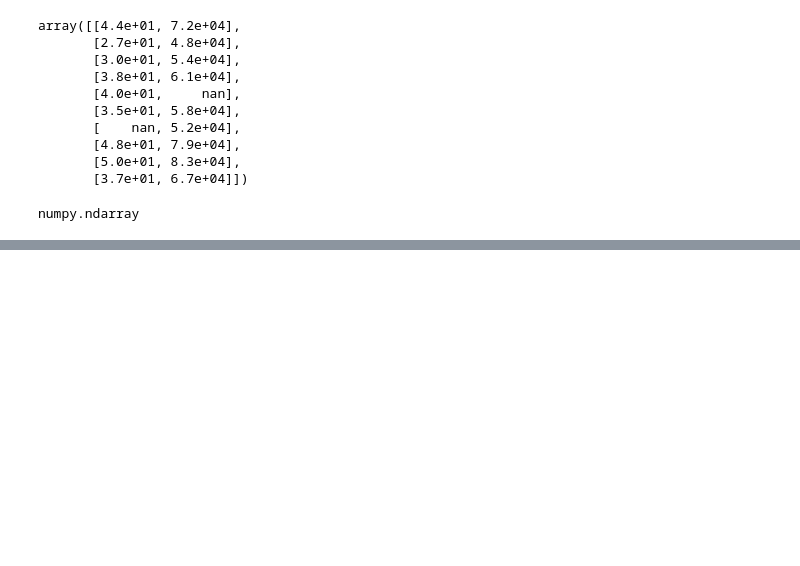
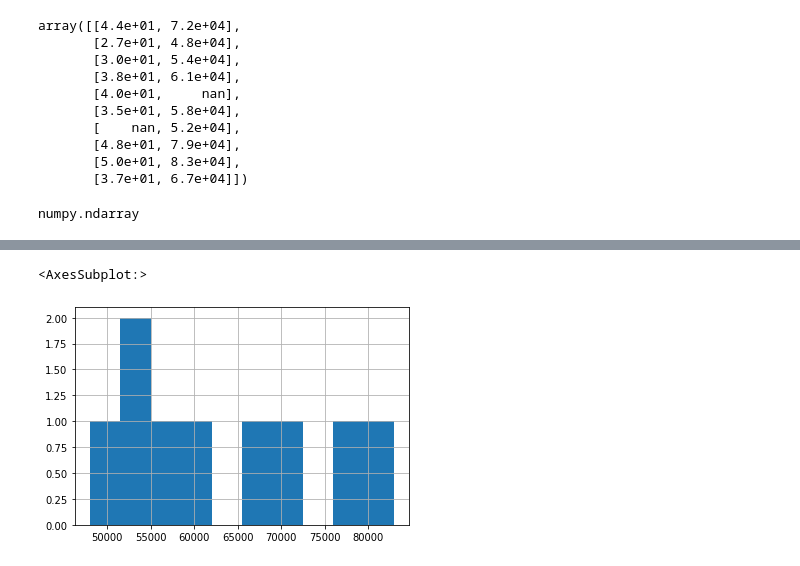
Before and after one commit to git-chinmay/ml-prerequisite-basic-courses, a Jupyter notebook: Pandas/pandas-basics.ipynb, the cells around one changed output, grey strips where cells are left out. Drawn from its saved outputs; the diff is of its cells as text; code cells hidden in the pictures; blank space fills up the shorter version.

```diff
--- a/Pandas/pandas-basics.ipynb
+++ b/Pandas/pandas-basics.ipynb
@@ -177,0 +228,5 @@ numpy.ndarray
+# %%
+df['salary'].hist()
+# %% [output]
+<AxesSubplot:>
+[figure, added]
```
Also changed, not shown: parts of 20 cells of this notebook, 1 other file.
